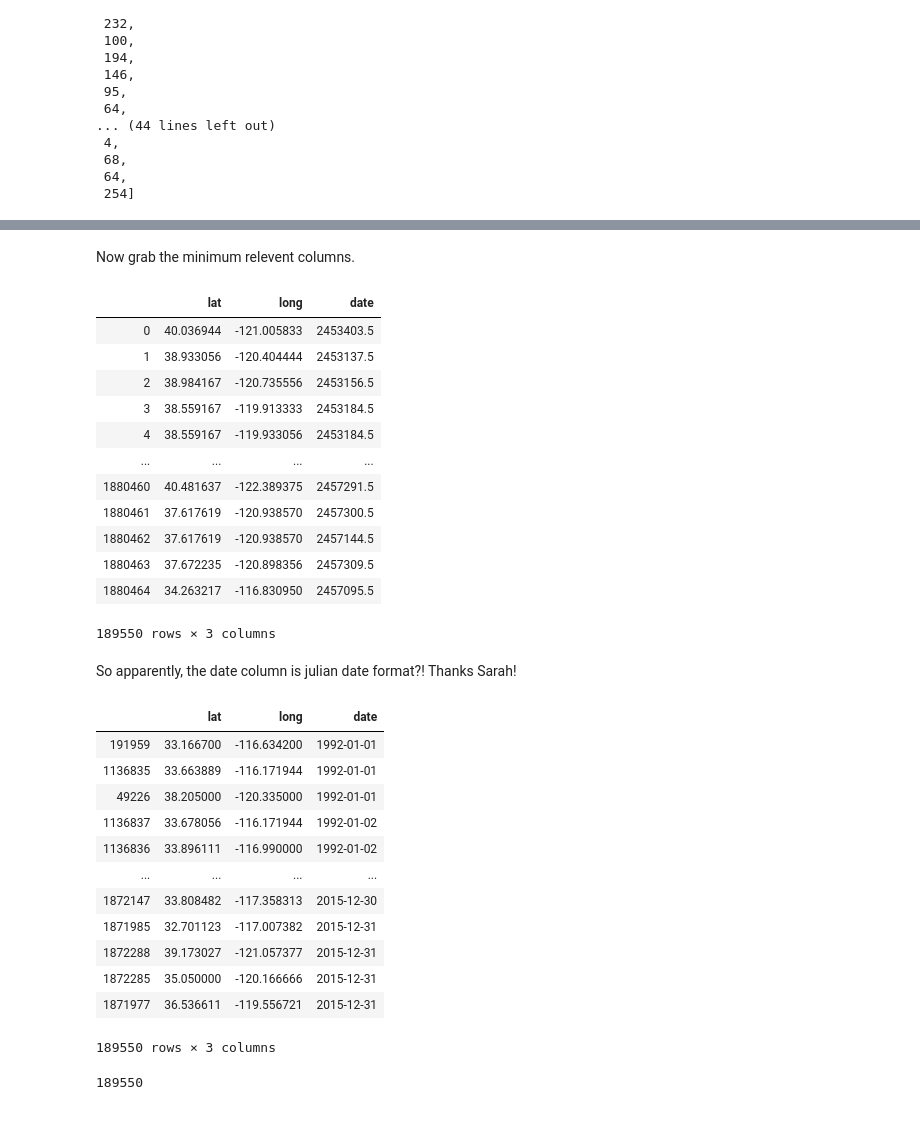
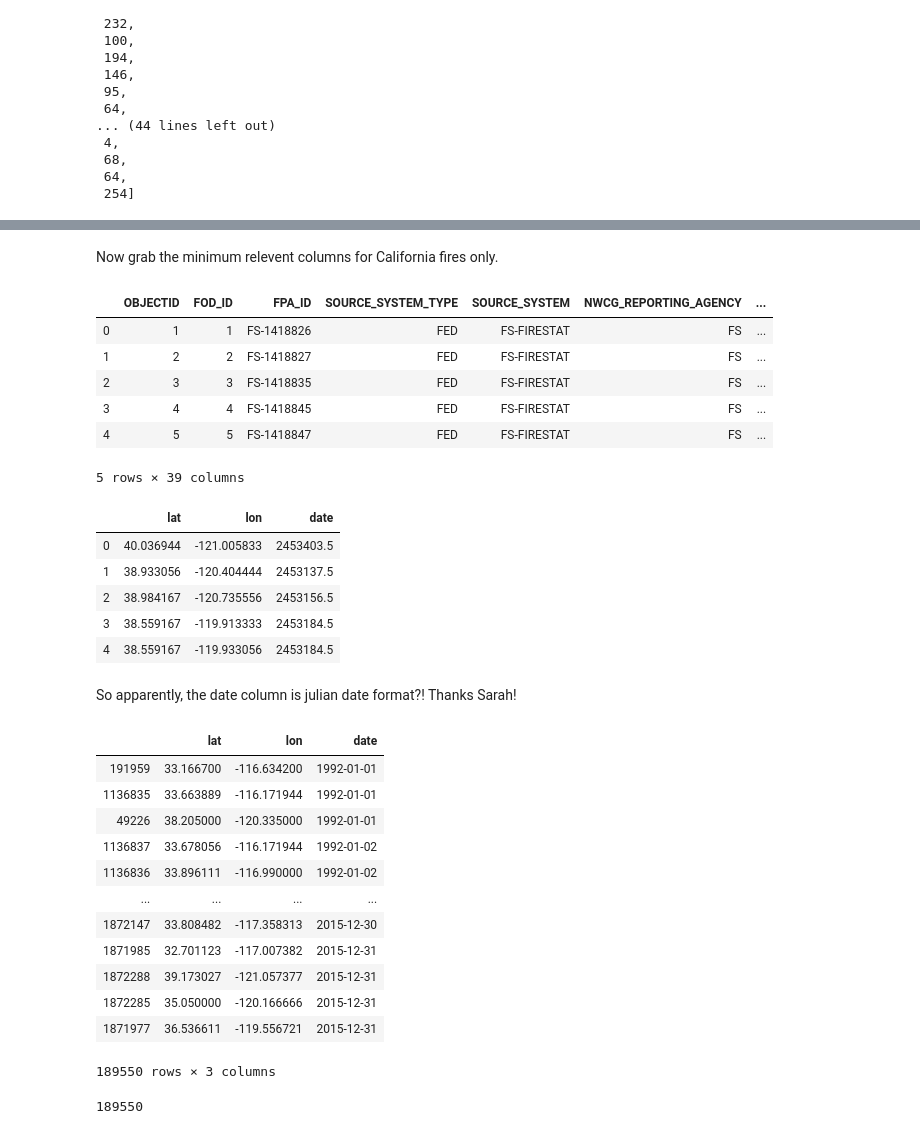
Before and after one commit to aristyogresearch/wildfire, a Jupyter notebook: notebooks/parse_USDA_wildfire_data.ipynb, the cells around one changed output, grey strips where cells are left out. Saved outputs shown, nothing was run; the diff lists cells and outputs as text; code cells hidden in the pictures.

```diff
--- a/notebooks/parse_USDA_wildfire_data.ipynb
+++ b/notebooks/parse_USDA_wildfire_data.ipynb
@@ -59,7 +69,3 @@ list(fires['Shape'][0])
  68,
  64,
  254]
-# %%
-fires = fires[fires.STATE == 'CA']
-fires['Shape'][0]
-list(fires['Shape'][2])
@@ -84,30 +72,34 @@ list(fires['Shape'][2])
 # %% [markdown]
-Now grab the minimum relevent columns.
+Now grab the minimum relevent columns for California fires only.
+# %%
+california_fires = fires[fires['STATE'] == 'CA']
+california_fires.head()
+# %% [output]
+|  | OBJECTID | FOD_ID | FPA_ID | SOURCE_SYSTEM_TYPE | SOURCE_SYSTEM | NWCG_REPORTING_AGENCY | ... |
+| 0 | 1 | 1 | FS-1418826 | FED | FS-FIRESTAT | FS | ... |
+| 1 | 2 | 2 | FS-1418827 | FED | FS-FIRESTAT | FS | ... |
+| 2 | 3 | 3 | FS-1418835 | FED | FS-FIRESTAT | FS | ... |
+| 3 | 4 | 4 | FS-1418845 | FED | FS-FIRESTAT | FS | ... |
+| 4 | 5 | 5 | FS-1418847 | FED | FS-FIRESTAT | FS | ... |
+5 rows × 39 columns
 # %%
-fires = fires[['LATITUDE','LONGITUDE', 'DISCOVERY_DATE']]
-fires.columns = ['lat', 'lon', 'date']
-fires
+california_fires = california_fires[['LATITUDE','LONGITUDE', 'DISCOVERY_DATE']]
+california_fires.columns = ['lat', 'lon', 'date']
+california_fires.head()
 # %% [output]
-|  | lat | long | date |
+|  | lat | lon | date |
 | 0 | 40.036944 | -121.005833 | 2453403.5 |
 | 1 | 38.933056 | -120.404444 | 2453137.5 |
 | 2 | 38.984167 | -120.735556 | 2453156.5 |
 | 3 | 38.559167 | -119.913333 | 2453184.5 |
 | 4 | 38.559167 | -119.933056 | 2453184.5 |
-| ... | ... | ... | ... |
-| 1880460 | 40.481637 | -122.389375 | 2457291.5 |
-| 1880461 | 37.617619 | -120.938570 | 2457300.5 |
-| 1880462 | 37.617619 | -120.938570 | 2457144.5 |
-| 1880463 | 37.672235 | -120.898356 | 2457309.5 |
-| 1880464 | 34.263217 | -116.830950 | 2457095.5 |
-189550 rows × 3 columns
 # %% [markdown]
 So apparently, the date column is julian date format?! Thanks Sarah!
 # %%
-fires['date'] = pd.to_datetime(fires['date'], unit = 'D', origin = 'julian')
-fires.sort_values(by=['date'])
+california_fires['date'] = pd.to_datetime(california_fires['date'], unit = 'D', origin = 'julian')
+california_fires.sort_values(by=['date'])
 # %% [output]
-|  | lat | long | date |
+|  | lat | lon | date |
 | 191959 | 33.166700 | -116.634200 | 1992-01-01 |
 | 1136835 | 33.663889 | -116.171944 | 1992-01-01 |
 | 49226 | 38.205000 | -120.335000 | 1992-01-01 |
```
Also changed, not shown: parts of 5 cells of this notebook, 5 other files.
